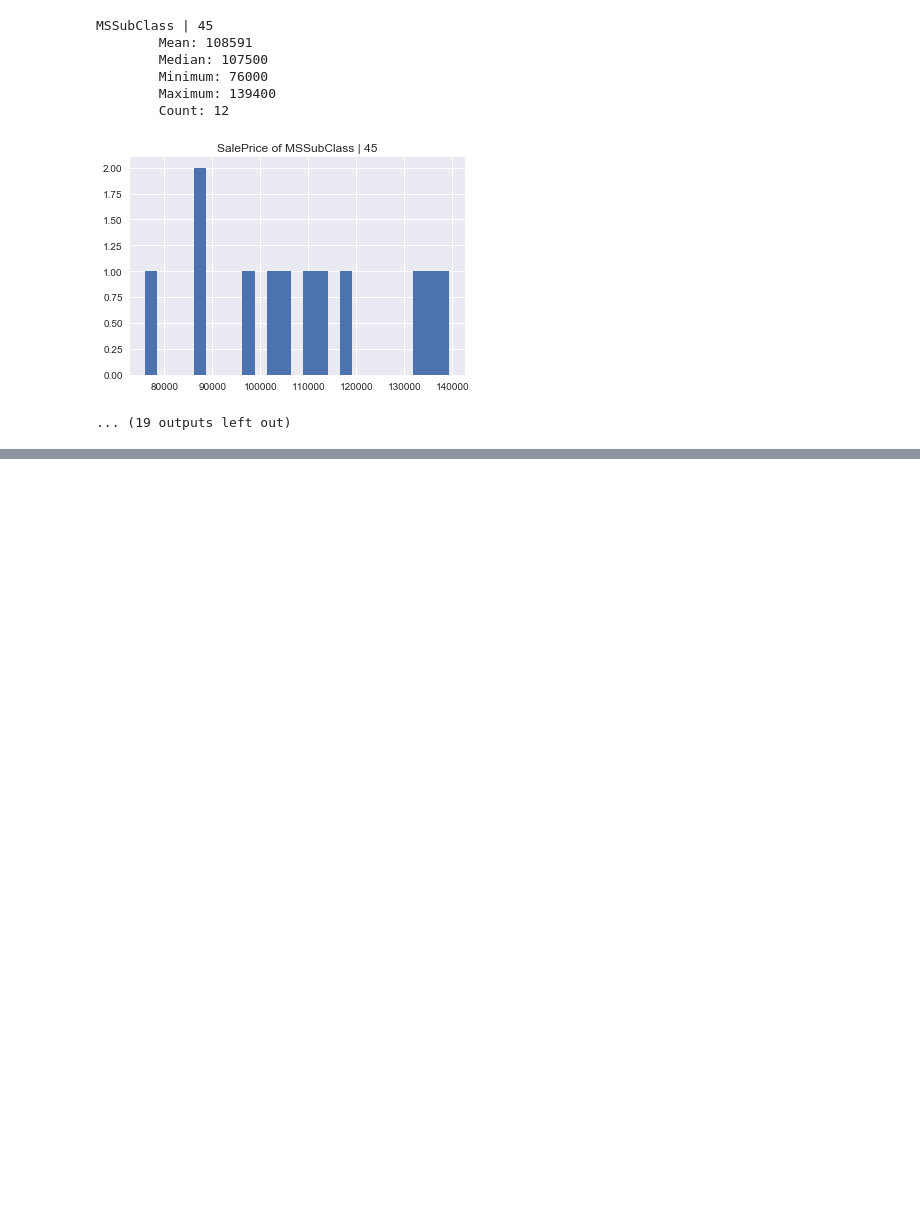
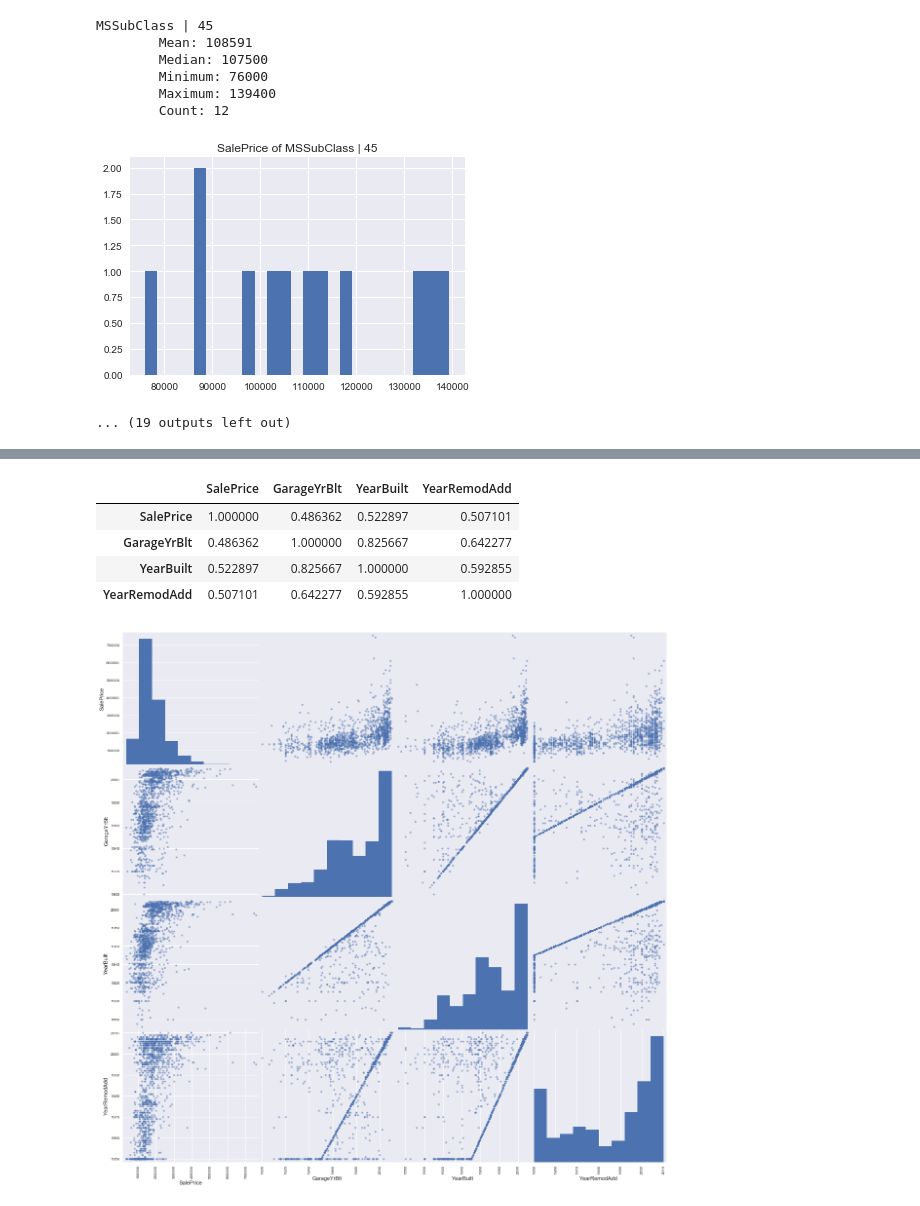
Before and after one commit to greenblattsharon/Machine-Learning-Project-House-Prices, a Jupyter notebook: ML_Final_EDA.ipynb, the cells around one changed output, grey strips where cells are left out. Saved outputs shown, nothing was run; the diff lists cells and outputs as text; code cells hidden in the pictures; blank space fills up the shorter version.

```diff
--- a/ML_Final_EDA.ipynb
+++ b/ML_Final_EDA.ipynb
@@ -191,0 +372,10 @@ print cross_val_score(rf, X.fillna(0),y, cv=5)
+# %%
+pd.scatter_matrix(df[year], figsize=(20,20))
+df[year].corr()
+# %% [output]
+|  | SalePrice | GarageYrBlt | YearBuilt | YearRemodAdd |
+| SalePrice | 1.000000 | 0.486362 | 0.522897 | 0.507101 |
+| GarageYrBlt | 0.486362 | 1.000000 | 0.825667 | 0.642277 |
+| YearBuilt | 0.522897 | 0.825667 | 1.000000 | 0.592855 |
+| YearRemodAdd | 0.507101 | 0.642277 | 0.592855 | 1.000000 |
+[figure, added]
```
Also changed, not shown: parts of 26 cells of this notebook.
